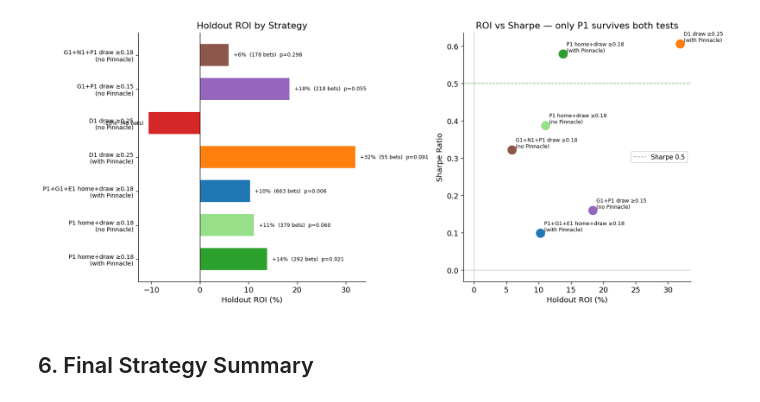
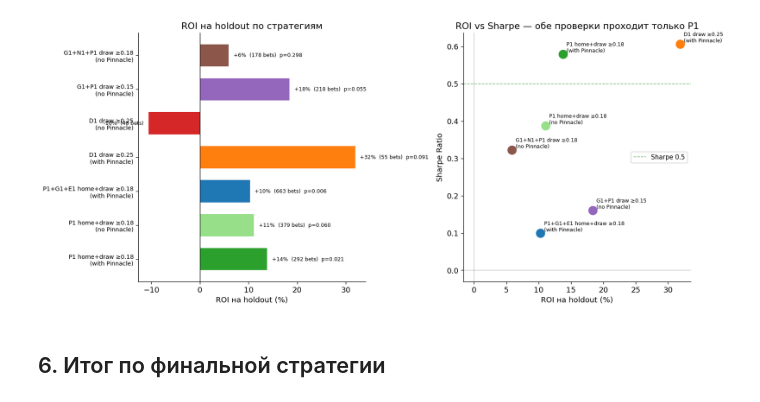
Before and after one commit to dragoflu/football-market-predictor, a Jupyter notebook: notebooks/04_strategy_results.ipynb, the cells around one changed output. Drawn from its saved outputs; the diff is of its cells as text; code cells hidden in the pictures.

```diff
--- a/notebooks/04_strategy_results.ipynb
+++ b/notebooks/04_strategy_results.ipynb
@@ -81,14 +81,14 @@ ax.text(season_stats.index.tolist().index('2018/2019') - 0.5 + 0.1, ax.get_ylim(
 ax.set_xticks(x)
 ax.set_xticklabels([s[:4] for s in season_stats.index], rotation=45)
 ax.set_ylabel('ROI (%)')
-ax.set_title('Primeira Liga (Portugal) — home+draw, edge ≥ 0.18 | ROI by season')
+ax.set_title('Примейра — home+draw, edge ≥ 0.18 | ROI по сезонам')
 
 from matplotlib.patches import Patch
 legend_els = [
-    Patch(color='#2ca02c', label='Holdout positive'),
-    Patch(color='#d62728', label='Holdout negative'),
-    Patch(color='#98df8a', label='Selection positive'),
-    Patch(color='#ff9896', label='Selection negative'),
+    Patch(color='#2ca02c', label='Holdout, плюс'),
+    Patch(color='#d62728', label='Holdout, минус'),
+    Patch(color='#98df8a', label='Selection, плюс'),
+    Patch(color='#ff9896', label='Selection, минус'),
 ]
 ax.legend(handles=legend_els, ncol=4, fontsize=9, loc='upper left')
 
@@ -275,7 +275,7 @@ LEAGUE_NAMES = {
 }
 
 strategies = [
-    # label, roi, sharpe, n_bets, p_value, marker
+    # метка, roi, sharpe, число ставок, p-value, маркер
     ('P1 home+draw ≥0.18\n(with Pinnacle)',          0.138, 0.579, 292, 0.021, 'star',   '#2ca02c'),
     ('P1 home+draw ≥0.18\n(no Pinnacle)',             0.111, 0.387, 379, 0.060, 'circle', '#98df8a'),
     ('P1+G1+E1 home+draw ≥0.18\n(with Pinnacle)',     0.103, 0.099, 663, 0.006, 'circle', '#1f77b4'),
@@ -294,42 +294,42 @@ colors = [s[6] for s in strategies]
 
 fig, axes = plt.subplots(1, 2, figsize=(14, 6))
 
-# ROI bar
+# столбики ROI
 x = range(len(strategies))
 axes[0].barh(x, rois, color=colors, height=0.65)
 axes[0].axvline(0, color='black', linewidth=0.8)
 axes[0].set_yticks(x)
 axes[0].set_yticklabels(labels, fontsize=8.5)
-axes[0].set_xlabel('Holdout ROI (%)')
-axes[0].set_title('Holdout ROI by Strategy')
+axes[0].set_xlabel('ROI на holdout (%)')
+axes[0].set_title('ROI на holdout по стратегиям')
 for i, (roi, nb, pv) in enumerate(zip(rois, n_bets, pvals)):
     txt = f'{roi:+.0f}%  ({nb} bets)'
     if pv is not None:
         txt += f'  p={pv:.3f}'
     axes[0].text(roi + (1 if roi >= 0 else -1), i, txt,
                 va='center', ha='left' if roi >= 0 else 'right', fontsize=7.5)
 
-# Sharpe scatter
+# скаттер по Sharpe
 valid_idx = [i for i, s in enumerate(strategies) if s[2] is not None]
 axes[1].scatter([rois[i] for i in valid_idx], [sharpes[i] for i in valid_idx],
                c=[colors[i] for i in valid_idx], s=150, zorder=3)
 axes[1].axvline(0, color='gray', linewidth=0.8, alpha=0.5)
 axes[1].axhline(0, color='gray', linewidth=0.8, alpha=0.5)
 axes[1].axhline(0.5, color='green', linestyle='--', linewidth=1, alpha=0.5, label='Sharpe 0.5')
 for i in valid_idx:
     axes[1].annotate(labels[i], (rois[i], sharpes[i]),
                     textcoords='offset points', xytext=(5, 3), fontsize=7.5)
-axes[1].set_xlabel('Holdout ROI (%)')
+axes[1].set_xlabel('ROI на holdout (%)')
 axes[1].set_ylabel('Sharpe Ratio')
-axes[1].set_title('ROI vs Sharpe — only P1 survives both tests')
+axes[1].set_title('ROI vs Sharpe — обе проверки проходит только P1')
 axes[1].legend(fontsize=9)
 
 plt.tight_layout()
 plt.show()
 # %% [output]
-[figure, old version]
+[figure, new version]
 # %% [markdown]
-## 6. Final Strategy Summary
+## 6. Итог по финальной стратегии
 # %%
 from scipy import stats
 
```
Also changed, not shown: parts of 13 cells of this notebook.
